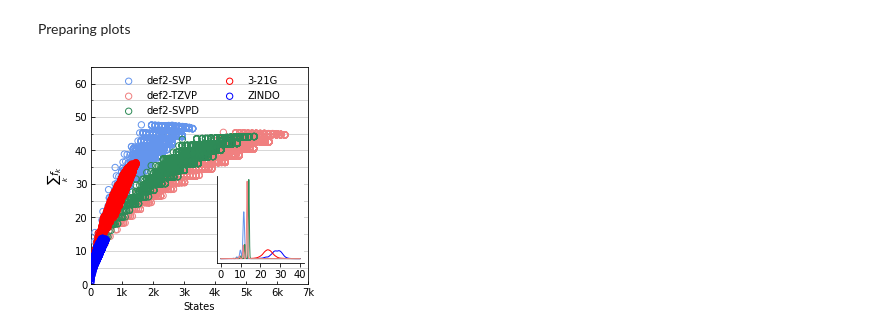
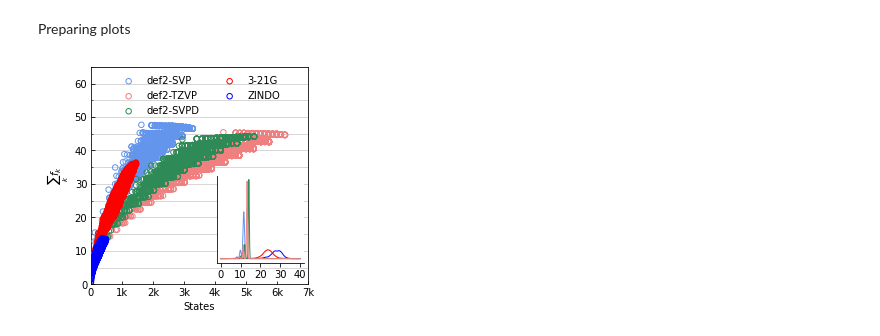
Before and after one commit to moldis-group/bigQM7w, a Jupyter notebook: notebooks/5methods_new.ipynb, the cells around one changed output. Drawn from its saved outputs; the diff is of its cells as text; code cells hidden in the pictures.

```diff
--- a/notebooks/5methods_new.ipynb
+++ b/notebooks/5methods_new.ipynb
@@ -76,39 +76,39 @@ ax.yaxis.set_major_formatter('{x:.0f}')
 ax.xaxis.set_major_locator(MultipleLocator(1000))
 ax.xaxis.set_major_formatter(FuncFormatter(reformat_large_tick_values));
 ax.grid(True, which='both',linewidth=0.5, linestyle='-', axis = 'y',zorder=0)
 
 
-ax.scatter(SVP.N_states[:],SVP.sum_f_k[:],label='def2-SVP',s=40, facecolors='none', edgecolors='cornflowerblue',zorder=3,linewidths=1.0)
-ax.scatter(TZVP.N_states[:],TZVP.sum_f_k[:],label='def2-TZVP',s=40, facecolors='none', edgecolors='lightcoral',zorder=3,linewidths=1.0)
-ax.scatter(SVPD.N_states[:],SVPD.sum_f_k[:],label='def2-SVPD',s=40, facecolors='none', edgecolors='seagreen',zorder=3,linewidths=1.0)
-ax.scatter(M321G.N_states[:],M321G.sum_f_k[:],label='3-21G',s=40, facecolors='none', edgecolors='red',zorder=3,linewidths=1.0)
-ax.scatter(ZINDO.N_states[:],ZINDO.sum_f_k[:],label='ZINDO',s=40, facecolors='none', edgecolors='blue',zorder=3,linewidths=1.0)
+ax.scatter(SVP.N_states[:],SVP.sum_f_k[:],label='def2-SVP',s=30, facecolors='none', edgecolors='cornflowerblue',zorder=3,linewidths=1.0)
+ax.scatter(TZVP.N_states[:],TZVP.sum_f_k[:],label='def2-TZVP',s=30, facecolors='none', edgecolors='lightcoral',zorder=3,linewidths=1.0)
+ax.scatter(SVPD.N_states[:],SVPD.sum_f_k[:],label='def2-SVPD',s=30, facecolors='none', edgecolors='seagreen',zorder=3,linewidths=1.0)
+ax.scatter(M321G.N_states[:],M321G.sum_f_k[:],label='3-21G',s=30, facecolors='none', edgecolors='red',zorder=3,linewidths=1.0)
+ax.scatter(ZINDO.N_states[:],ZINDO.sum_f_k[:],label='ZINDO',s=30, facecolors='none', edgecolors='blue',zorder=3,linewidths=1.0)
 
 ax.set_xlabel('States', fontsize = 10)
 ax.set_ylabel('$\\sum_k f_k$',fontsize = 10)
 ax.set_ylim(0,65)
 ax.set_xlim(0,7000)
 
 ax2 = plt.axes([0,0,1,1])
 ip = InsetPosition(ax, [0.58,0.1,0.4,0.4])
 ax2.set_axes_locator(ip)
 
 plt.yticks([])
 ax2.plot(x, ZINDO_dens(x), label='ZINDO',color='blue',zorder=3,linewidth=1.0)
 ax2.plot(x, M321G_dens(x), label='3-21G',color='red',zorder=3,linewidth=1.0)
 ax2.plot(x, SVP_dens(x), label='def2-SVP',color='cornflowerblue',zorder=3,linewidth=1.0)
 ax2.plot(x, SVPD_dens(x), label='def2-SVPD',color='seagreen',zorder=3,linewidth=1.0)
 ax2.plot(x, TZVP_dens(x), label='def2-TZVP',color='lightcoral',zorder=3,linewidth=1.0)
 rs=ax2.spines["right"]
 to=ax2.spines["top"]
 rs.set_visible(False)
 to.set_visible(False)
 ax2.set_xticks(np.arange(min(x),max(x)+1,10.0))
 ax.legend(frameon=False, loc='upper center',ncol=2)
 plt.savefig("sumfk_states.pdf",bbox_inches='tight')
 plt.show()
 # %% [output]
-[figure, old version]
+[figure, new version]
 # %%
 bins = ['001','002','004','008','016','032','064','128']
 # ref
```
Also changed, not shown: parts of 2 cells of this notebook, 2 other files.
